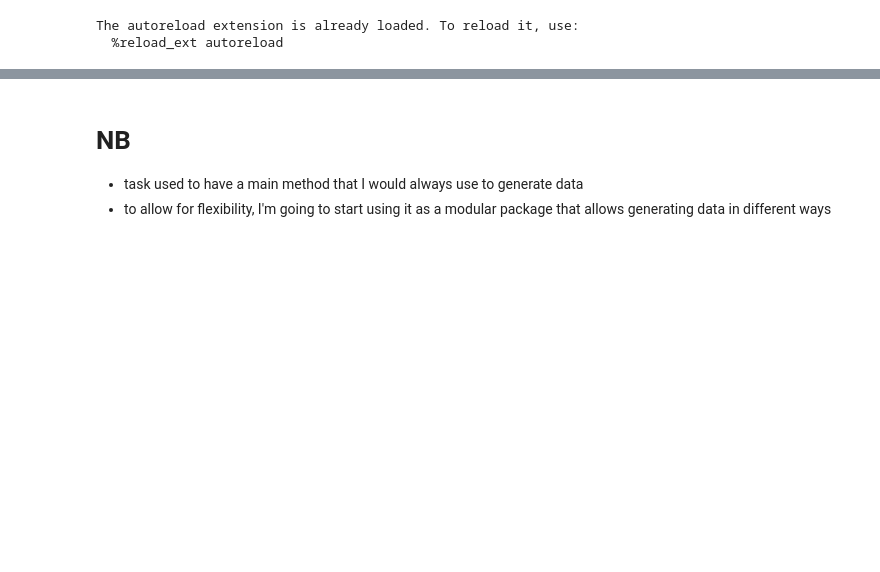
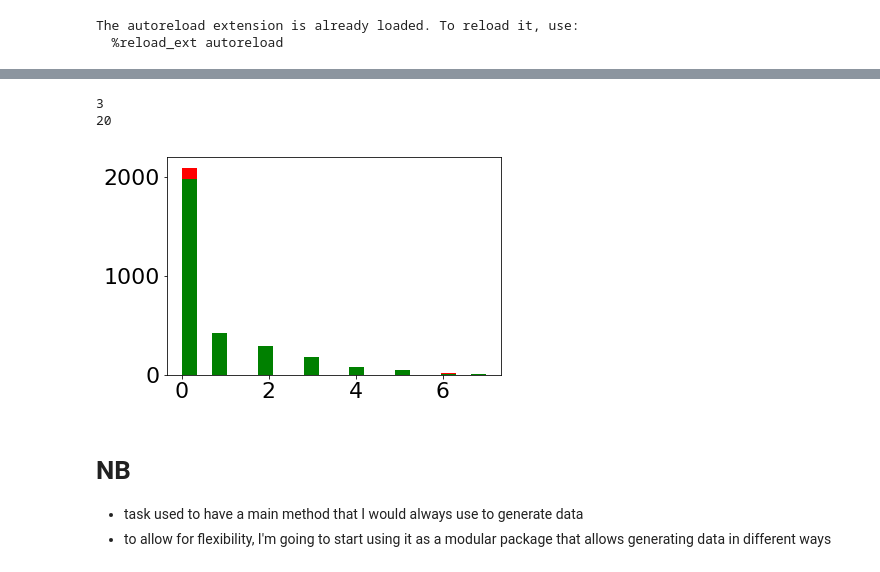
Before and after one commit to andrebeu/nback, a Jupyter notebook: nback pureEM.ipynb, the cells around one changed output, grey strips where cells are left out. Saved outputs shown, nothing was run; the diff lists cells and outputs as text; code cells hidden in the pictures; blank space fills up the shorter version.

```diff
--- a/nback pureEM.ipynb
+++ b/nback pureEM.ipynb
@@ -25,3 +99,27 @@ The autoreload extension is already loaded. To reload it, use:
+# %%
+nback = train_nback
+
+cL = ['r','g']
+aL = ['left','right']
+for idx,ntokens in enumerate([3,20]):
+  print(ntokens)
+  task = NbackTask_PureEM(nback=nback,ntokens=ntokens,cdrift=.3,cdim=5,sedim=10)
+  nitr = 3000
+  R = -np.ones(nitr)
+  for itr in range(nitr):
+    # load EM
+    context,stim,yhat=task.gen_ep_data(10)
+    y = net.forward(context,stim)
+    # count num retrievals on last trials
+    context,stim,yhat=task.gen_ep_data(10)
+    query = tr.cat([context[-1],stim[-1]],dim=-1)
+    num_retrievals = len(net.retrieve(query))
+    R[itr] = num_retrievals
+  plt.hist(R,color=cL[idx],bins=20)
+# %% [output]
+3
+20
+[figure, added]
 # %% [markdown]
 # NB
 - task used to have a main method that I would always use to generate data
```
Also changed, not shown: parts of 12 cells of this notebook, 5 other files.
